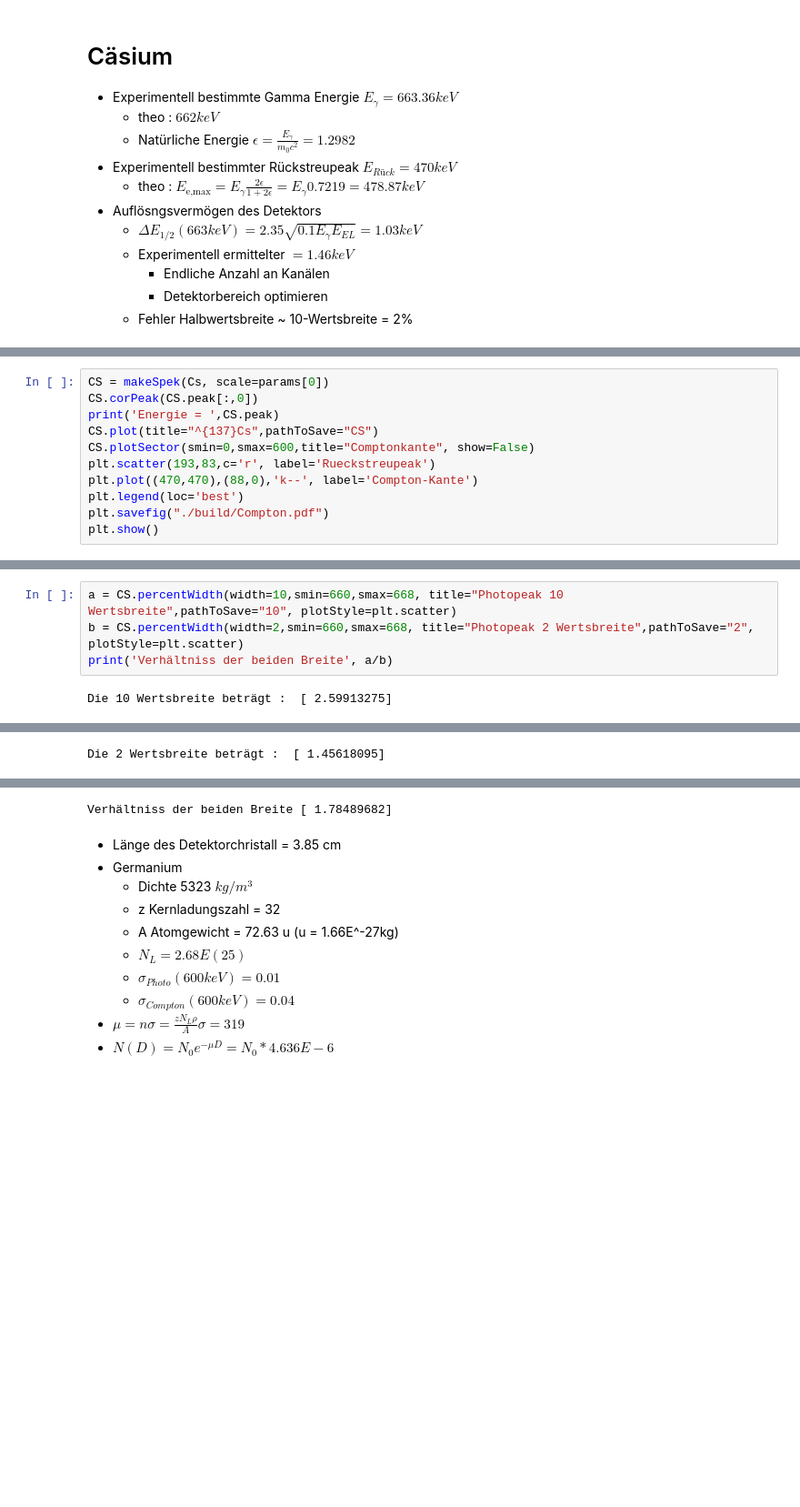
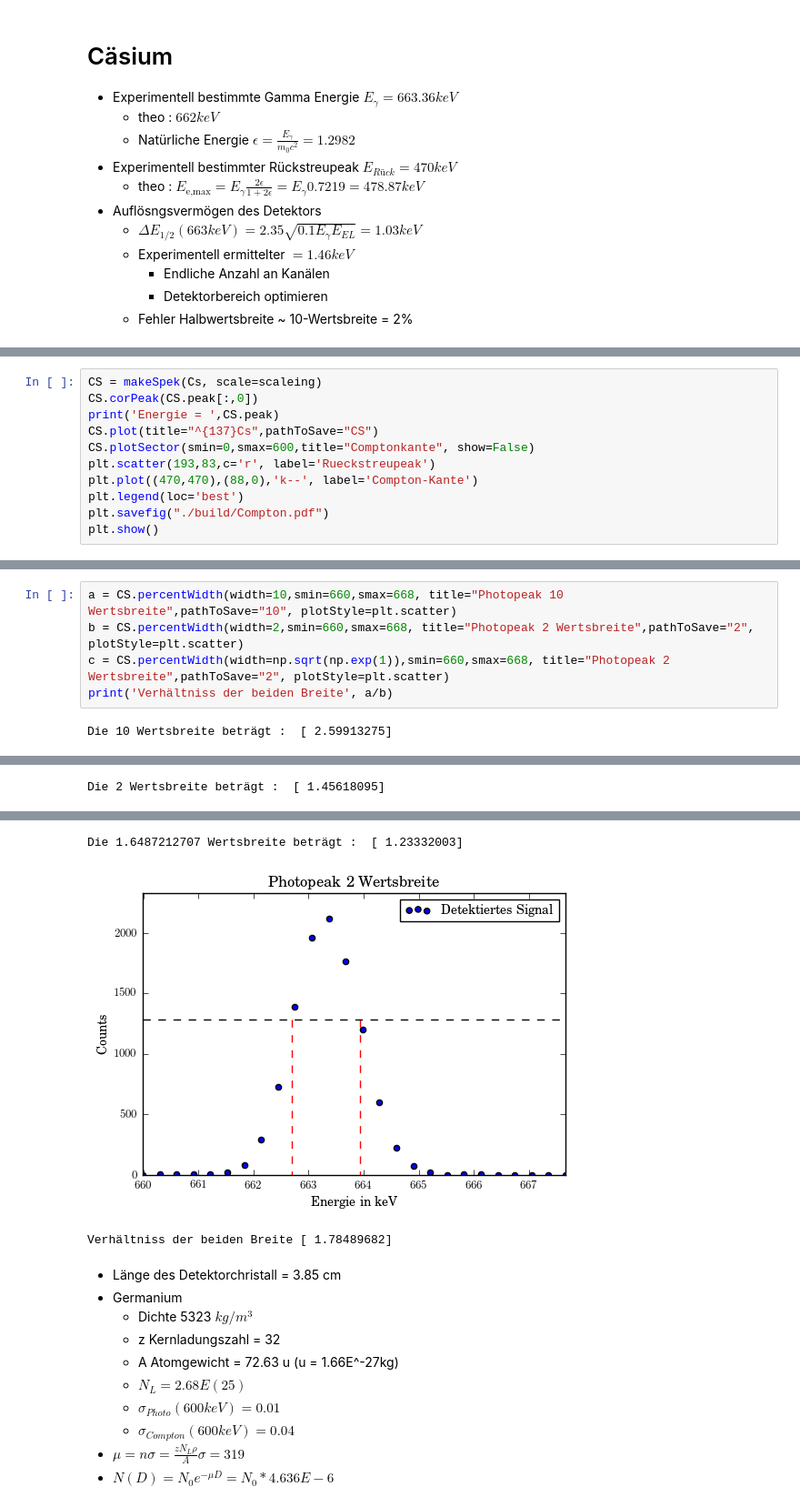
Before and after one commit to MaxSac/FP-Praktikum, a Jupyter notebook: 03-09.01.2017/calculation.ipynb, the cells around one changed output, grey strips where cells are left out. Shown at 91% size. Drawn from its saved outputs; the diff is of its cells as text; blank space fills up the shorter version.

```diff
--- a/03-09.01.2017/calculation.ipynb
+++ b/03-09.01.2017/calculation.ipynb
@@ -234,5 +304,5 @@ Effizienz [0.10392060001324412+/-0.0015150143171965575
 # %%
-CS = makeSpek(Cs, scale=params[0])
+CS = makeSpek(Cs, scale=scaleing)
 CS.corPeak(CS.peak[:,0])
 print('Energie = ',CS.peak)
 CS.plot(title="^{137}Cs",pathToSave="CS")
@@ -249,13 +319,16 @@ Energie =  [  663.36630712  2118.        ]
 # %%
 a = CS.percentWidth(width=10,smin=660,smax=668, title="Photopeak 10 Wertsbreite",pathToSave="10", plotStyle=plt.scatter)
 b = CS.percentWidth(width=2,smin=660,smax=668, title="Photopeak 2 Wertsbreite",pathToSave="2", plotStyle=plt.scatter)
+c = CS.percentWidth(width=np.sqrt(np.exp(1)),smin=660,smax=668, title="Photopeak 2 Wertsbreite",pathToSave="2", plotStyle=plt.scatter)
 print('Verhältniss der beiden Breite', a/b)
 # %% [output]
 Die 10 Wertsbreite beträgt :  [ 2.59913275]
 [figure]
 Die 2 Wertsbreite beträgt :  [ 1.45618095]
 [figure]
-Verhältniss der beiden Breite [ 1.78489682]
+Die 1.6487212707 Wertsbreite beträgt :  [ 1.23332003]
+[figure, added]
+Verhältniss der beiden Breite [ 1.78489682]
 # %% [markdown]
 - Länge des Detektorchristall = 3.85 cm
 - Germanium
```
Also changed, not shown: parts of 16 cells of this notebook, 7 other files.
